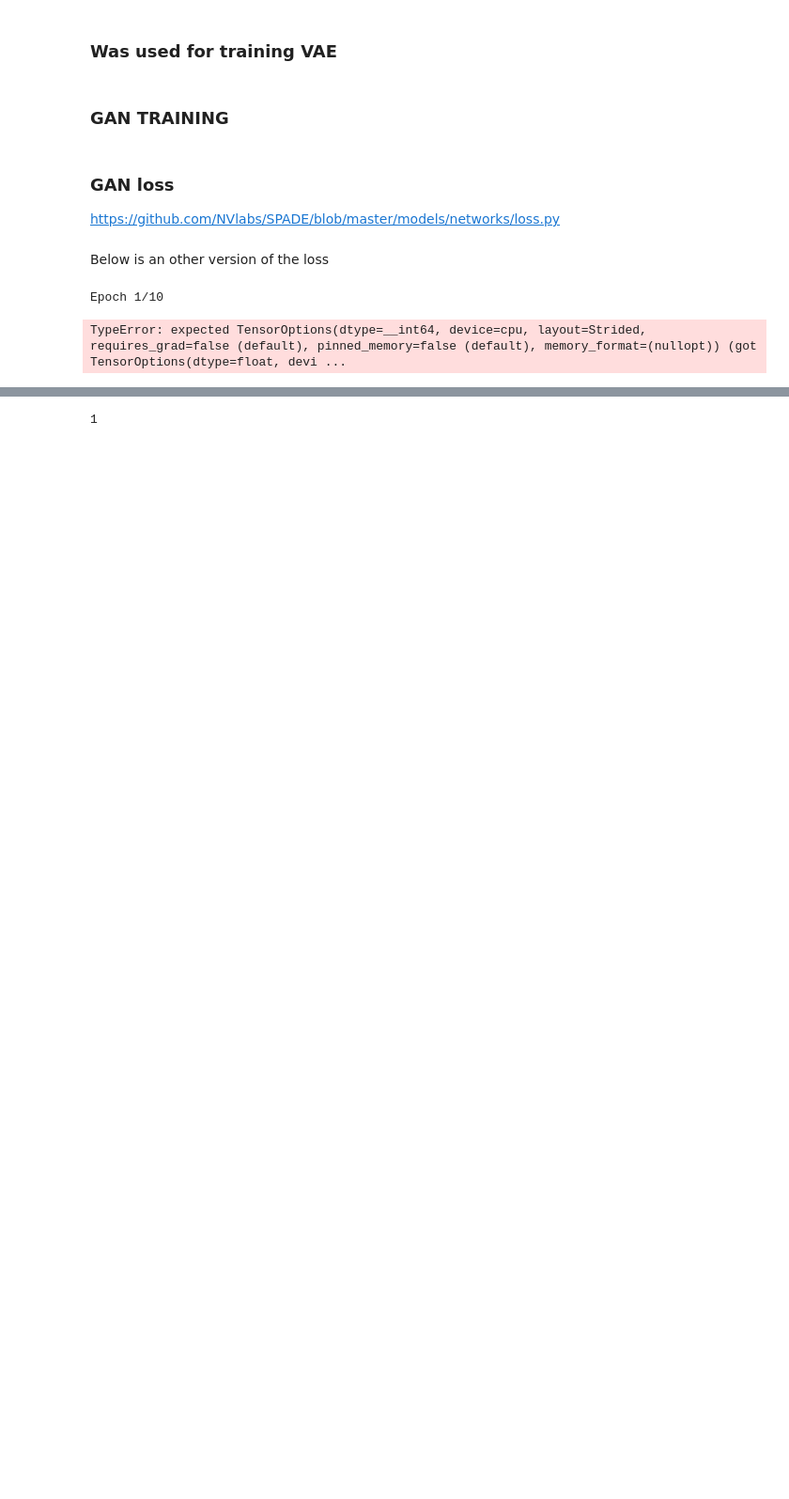
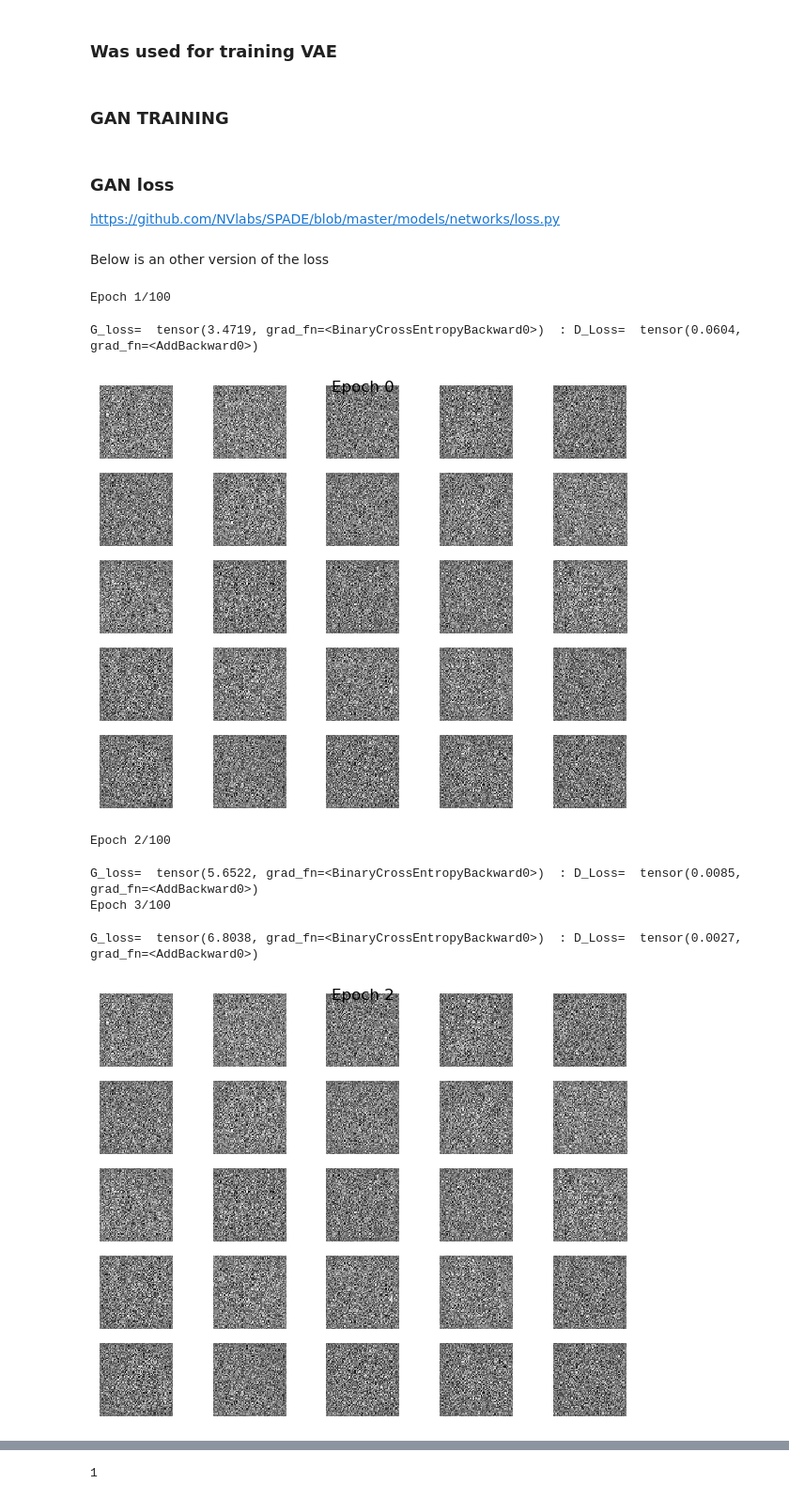
Before and after one commit to LarsV167/Capita_selecta, a Jupyter notebook: VAE_CIAN_TRAIN.ipynb, the cells around one changed output, grey strips where cells are left out. Shown at 94% size. Saved outputs shown, nothing was run; the diff lists cells and outputs as text; code cells hidden in the pictures; blank space fills up the shorter version.

```diff
--- a/VAE_CIAN_TRAIN.ipynb
+++ b/VAE_CIAN_TRAIN.ipynb
@@ -348,7 +351,13 @@ img_lists = []
 G_losses = []
 D_losses = []
 iters = 0
+from torch.autograd import Variable
+
 writer = SummaryWriter(log_dir=TENSORBOARD_LOGDIR_GAN)  # tensorboard summary
+valid = Variable(torch.FloatTensor(BATCH_SIZE, 1).fill_(1.0), requires_grad=False)
+fake = Variable(torch.FloatTensor(BATCH_SIZE, 1).fill_(0.0), requires_grad=False)
+adversarial_loss = torch.nn.MSELoss()
+
 for epoch in tqdm(range(epochs)):
     print(f'Epoch {epoch+1}/{epochs}')
     for (img, seg) in tqdm(dataloader):
@@ -358,35 +367,41 @@ for epoch in tqdm(range(epochs)):
         seg=seg.float()
 
 
-        fake_img = gen(noise,seg) #remove seg if you want to train without labels
+        fake_img = gen(noise, img) #remove seg if you want to train without labels
 
+        dis.trainable=True
         # Fake Detection and Loss
-        dis.trainable=False
-        pred_fake = dis(fake_img,seg) #Also remove seg here if you want to train without labels
-        #loss_D_fake = criterion(pred_fake, False)
-        print(pred_fake.size())
+        pred_fake = dis(fake_img,img) #Also remove seg here if you want to train without labels
+
+
         # Real Detection and Loss
-        dis.trainable=True
-        pred_real = dis(img,seg)
-        #loss_D_real = criterion(pred_real, True)
 
-        loss_G = criterion(pred_fake,False)
-        loss_real = criterion(pred_real,True)
-        loss_fake=criterion(pred_fake,False)
-        loss_D=loss_real+loss_fake
+        pred_real = dis(img,img)
 
-        # Backprop
-        optim_gen.zero_grad()
-        loss_G.backward(retain_graph=True)
-        optim_gen.step()
+
+        loss = discriminator_loss(pred_real,pred_fake)
+        #loss_fake=adversarial_loss(pred_fake,seg)
+        loss_D=loss
+
 
         optim_dis.zero_grad()
         loss_D.backward()
         optim_dis.step()
 
-        G_losses.append(loss_G.detach().cpu())
+
         D_losses.append(loss_D.detach().cpu())
 
+        dis.trainable = False
+
+        loss_G =  generator_loss(pred_fake)
+
+        optim_gen.zero_grad()
+
+        #loss_G.backward(retain_graph=True)
+
+        optim_gen.step()
+
+        G_losses.append(loss_G.detach().cpu())
         # if i%200 == 0:
         #     print("Iteration {}/{} started".format(i+1, len(dataloader)))
     writer.add_scalar("Loss dis", loss_D / len(dataloader), epoch)
@@ -396,33 +411,40 @@ for epoch in tqdm(range(epochs)):
 
 
     if (epoch + 1) % 1 == 0: #This is for the tensorboard
         gen.eval()
         img_grid = make_grid(
             torch.cat((fake_img[:5], img[:5])), nrow=5, padding=12, pad_value=-1
         )
         writer.add_image(
             "Real/fake_recon",
             np.clip(img_grid[0][np.newaxis], -1, 1) / 2 + 0.5,
             epoch + 1,
         )
 
     if epoch%2 == 0:
         with torch.no_grad():
             img_lists.append(fake_img.detach().cpu().numpy())
     #Plot results between epochs to see if it generates something
     if epoch%2==0:
         for i in range(25):
-            plt.subplot(5, 5, 25)
+            plt.subplot(5, 5, i+1)
             img=img_lists[0].squeeze()
+            #print(img.shape)
             plt.imshow(img[i], interpolation='nearest', cmap='gray_r')
             plt.axis('off')
         plt.tight_layout()
         plt.suptitle('Epoch {}'.format(epoch))
         plt.show()
         saveModels(epoch)
 
     iters+=1
 torch.save(gen.state_dict(), CHECKPOINTS_DIR / "gan.pth")
 # %% [output]
-Epoch 1/10
+Epoch 1/100
-TypeError: expected TensorOptions(dtype=__int64, device=cpu, layout=Strided, requires_grad=false (default), pinned_memory=false (default), memory_format=(nullopt)) (got TensorOptions(dtype=float, devi ...
+G_loss=  tensor(3.4719, grad_fn=<BinaryCrossEntropyBackward0>)  : D_Loss=  tensor(0.0604, grad_fn=<AddBackward0>)
+[figure, added]
+Epoch 2/100
+G_loss=  tensor(5.6522, grad_fn=<BinaryCrossEntropyBackward0>)  : D_Loss=  tensor(0.0085, grad_fn=<AddBackward0>)
+Epoch 3/100
+G_loss=  tensor(6.8038, grad_fn=<BinaryCrossEntropyBackward0>)  : D_Loss=  tensor(0.0027, grad_fn=<AddBackward0>)
+[figure, added]
```
Also changed, not shown: parts of 15 cells of this notebook.
